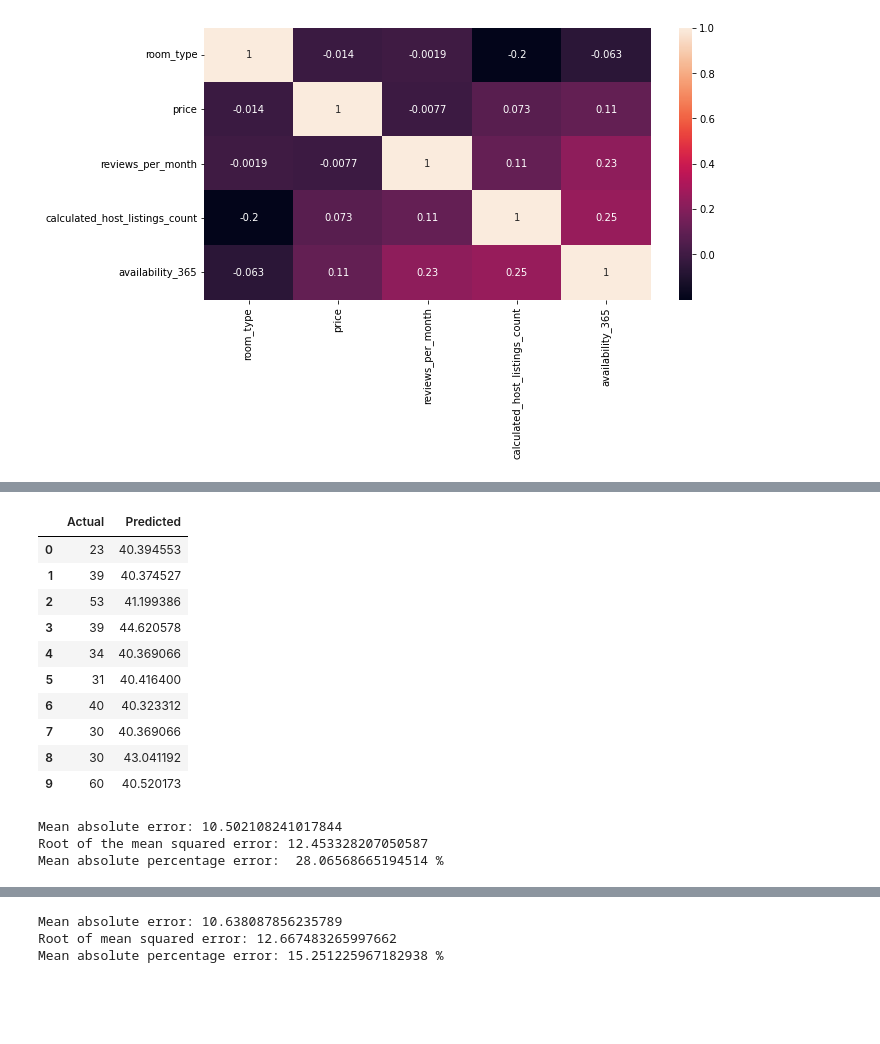
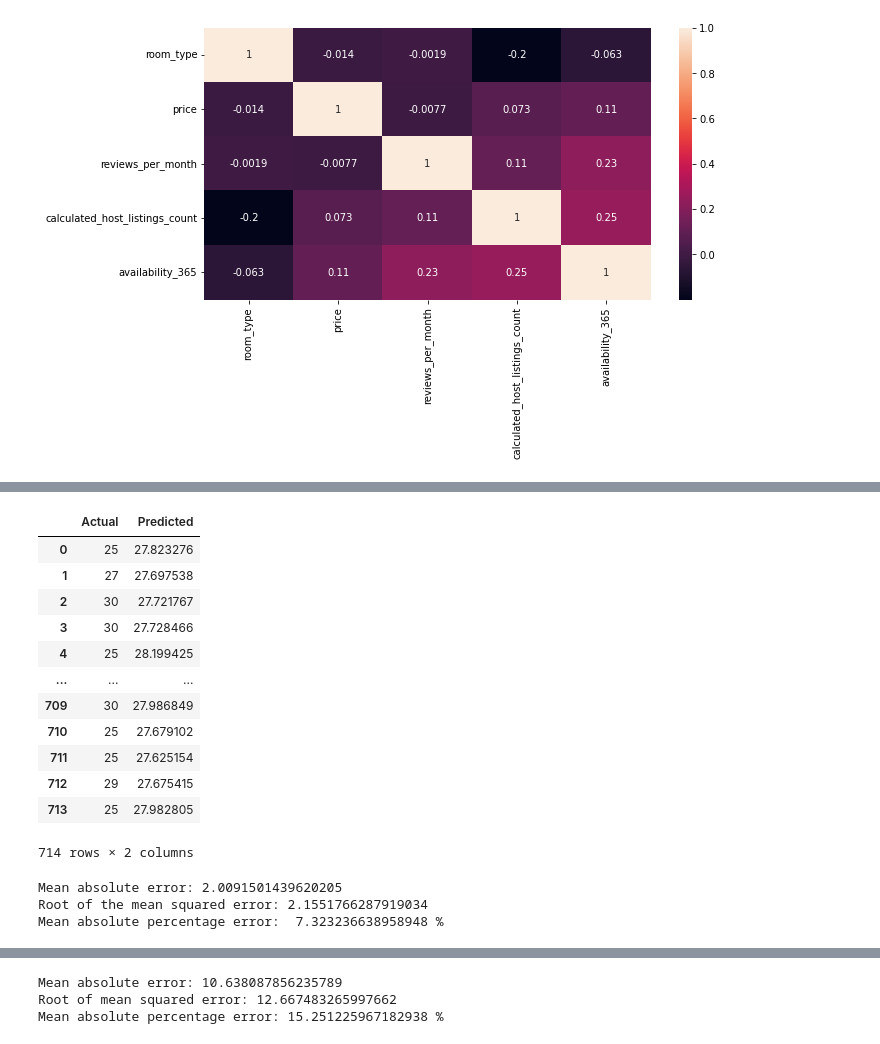
Before and after one commit to hbaghramyan/Airbnb-Berlin-Price-Prediction, a Jupyter notebook: berlin_bnb.ipynb, the cells around one changed output, grey strips where cells are left out. Cells and saved outputs as stored; diff of their text form; code cells hidden in the pictures; blank space fills up the shorter version.

```diff
--- a/berlin_bnb.ipynb
+++ b/berlin_bnb.ipynb
@@ -94 +94,5 @@ sns.heatmap(corrMatrix, annot=True)
 data = data.drop("room_type", axis = 1)
+# %%
+# Let's remove all 0 prices, since there are only 8 entries with 0 price
+print("Number of entires with 0 price: ", data[data.price == 0].shape[0])
+data = data.drop(data[data.price == 0].index)
@@ -113,0 +110,5 @@ dataf = dataf[dataf['price'] > 20]
+# %%
+data.sort_values(by = 'price', inplace = True)
+
+data['PercentileRank']= pd.qcut(data['price'],
+                             q = 15, labels = False)
@@ -113,0 +157,3 @@ dataf = dataf[dataf['price'] > 20]
+# %%
+dataf = data[data['PercentileRank'] == 1]
+dataf = dataf.drop('PercentileRank', axis = 1)
@@ -161,23 +218,24 @@ plt.xlim(-300, 500)
 # %%
 # compare actual output values with predicted values
 y_pred_LR = regressor.predict(X_test)
 df_LR = pd.DataFrame({"Actual": y_test, "Predicted": y_pred_LR})
-df_LR.head(10)
+df_LR.head(1000)
 # %% [output]
 |  | Actual | Predicted |
-| 0 | 23 | 40.394553 |
-| 1 | 39 | 40.374527 |
-| 2 | 53 | 41.199386 |
-| 3 | 39 | 44.620578 |
-| 4 | 34 | 40.369066 |
-| 5 | 31 | 40.416400 |
-| 6 | 40 | 40.323312 |
-| 7 | 30 | 40.369066 |
-| 8 | 30 | 43.041192 |
-| 9 | 60 | 40.520173 |
+| 0 | 25 | 27.823276 |
+| 1 | 27 | 27.697538 |
+| 2 | 30 | 27.721767 |
+| 3 | 30 | 27.728466 |
+| 4 | 25 | 28.199425 |
+| ... | ... | ... |
+| 709 | 30 | 27.986849 |
+| 710 | 25 | 27.679102 |
+| 711 | 25 | 27.625154 |
+| 712 | 29 | 27.675415 |
+| 713 | 25 | 27.982805 |
+714 rows × 2 columns
 # %%
 # evaluate the preformance of the algorithm (MAE - MSE - RMSE)
-from sklearn import metrics
 print("Mean absolute error:", metrics.mean_absolute_error(y_test, y_pred_LR))
 # print("Mean squared error:", metrics.mean_squared_error(y_test, y_pred_LR))
 print("Root of the mean squared error:", np.sqrt(metrics.mean_squared_error(y_test, y_pred_LR)))
@@ -186,9 +244,9 @@ print("Mean absolute percentage error: ", metrics.mean_absolute_percentage_error
 # print("VarScore:", metrics.explained_variance_score(y_test, y_pred_LR))
 # que es explained variance score https://scikit-learn.org/stable/modules/model_evaluation.html#explained-variance-score
 # %% [output]
-Mean absolute error: 10.502108241017844
-Root of the mean squared error: 12.453328207050587
-Mean absolute percentage error:  28.06568665194514 %
+Mean absolute error: 2.0091501439620205
+Root of the mean squared error: 2.1551766287919034
+Mean absolute percentage error:  7.323236638958948 %
 # %%
 # Ahora, modelemos con las redes neuronales
 # https://towardsai.net/p/deep-learning/house-price-predictions-using-keras
```
Also changed, not shown: parts of 15 cells of this notebook.
